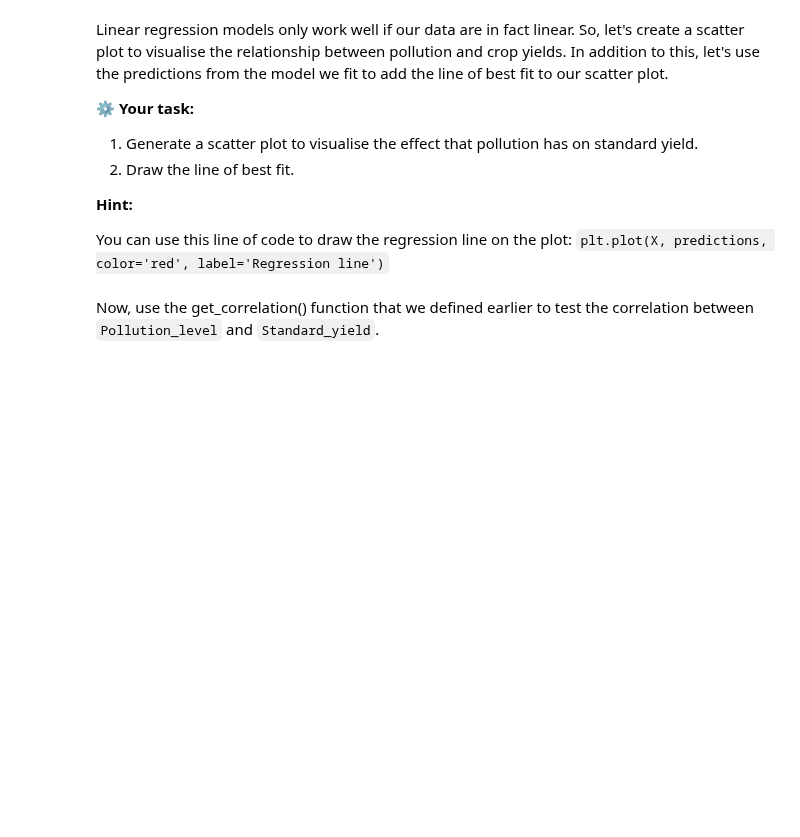
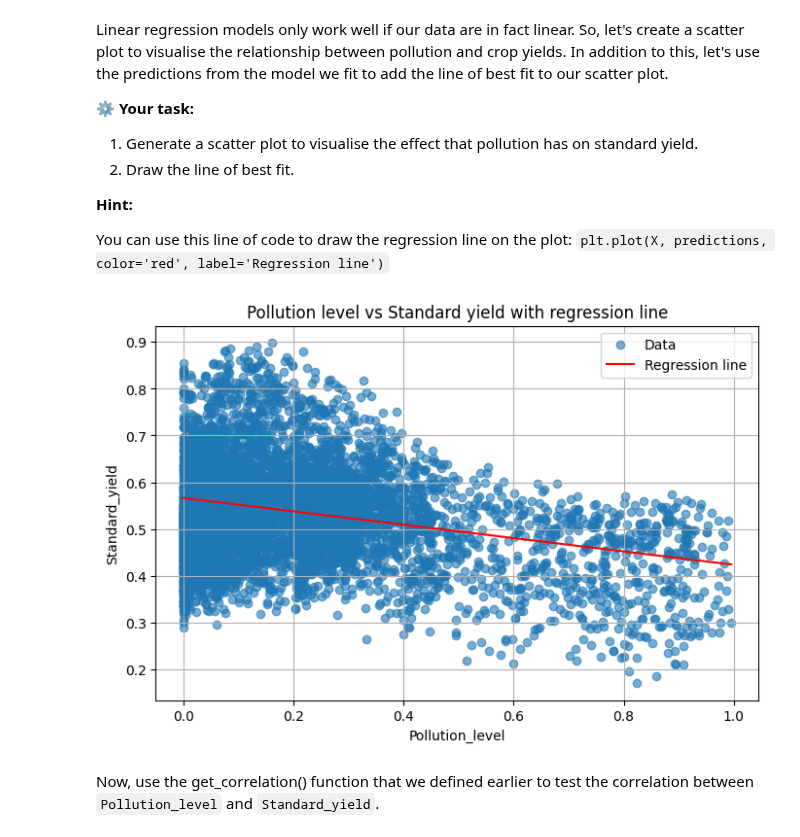
Before and after one commit to WangilaPrish/python_machine_learning, a Jupyter notebook: Machine Learning/Linear_regression_Code_challenge_student.ipynb, the cells around one changed output. Saved outputs shown, nothing was run; the diff lists cells and outputs as text; code cells hidden in the pictures; blank space fills up the shorter version.

```diff
--- a/Machine Learning/Linear_regression_Code_challenge_student.ipynb
+++ b/Machine Learning/Linear_regression_Code_challenge_student.ipynb
@@ -341,8 +341,34 @@ You can use this line of code to draw the regression line on the plot:
 # %%
 X = dataset[['Pollution_level']]
 y = dataset['Standard_yield']
 
-# Add code to draw the scatter plot and the regression line
+# Create valid mask and corresponding subsets for plotting
+valid = X['Pollution_level'].notna() & y.notna()
+X_valid = X.loc[valid]
+y_valid = y.loc[valid]
+
+# Fit model and get predictions (uses the function implemented above)
+model, predictions, y_values = fit_linear_regression_model(dataset, 'Pollution_level', 'Standard_yield')
+
+# Scatter plot of the actual data
+plt.figure(figsize=(8,5))
+plt.scatter(X_valid['Pollution_level'], y_valid, alpha=0.6, label='Data')
+
+# Sort for a clean regression line
+sort_idx = X_valid['Pollution_level'].argsort().values
+X_sorted = X_valid['Pollution_level'].iloc[sort_idx]
+preds_sorted = predictions[sort_idx]
+
+# Plot regression line
+plt.plot(X_sorted, preds_sorted, color='red', label='Regression line')
+plt.xlabel('Pollution_level')
+plt.ylabel('Standard_yield')
+plt.title('Pollution level vs Standard yield with regression line')
+plt.legend()
+plt.grid(True)
+plt.show()
+# %% [output]
+[figure, added]
 # %% [markdown]
 Now, use the get_correlation() function that we defined earlier to test the correlation between `Pollution_level` and `Standard_yield`.
 # %%
```
Also changed, not shown: parts of 1 cell of this notebook.
